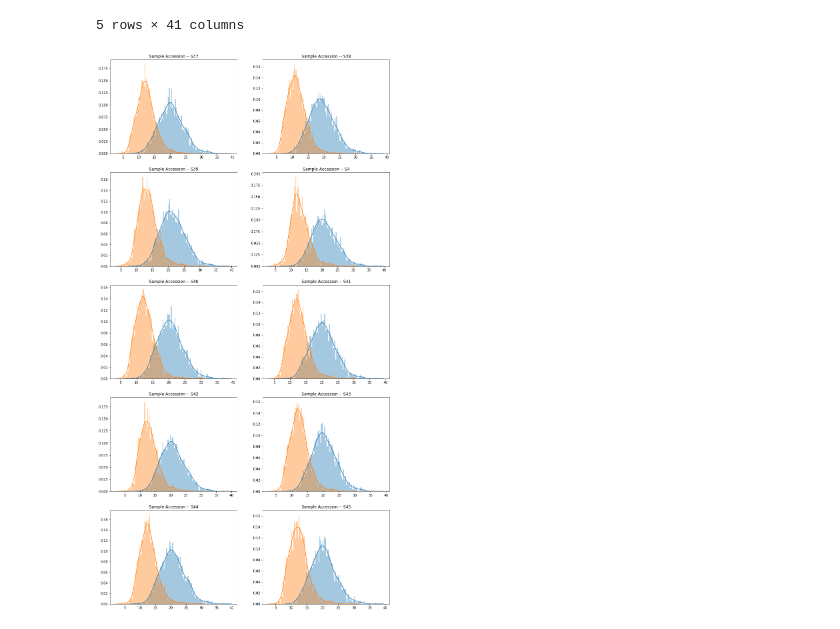
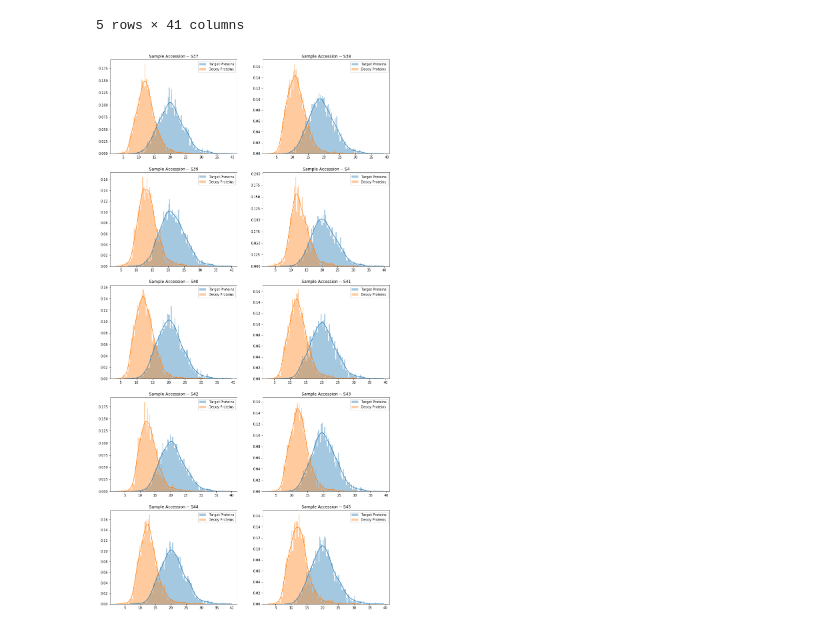
Before and after one commit to ypriverol/ms1, a Jupyter notebook: analyze-ms1-data.ipynb, the cells around one changed output. Cells and saved outputs as stored; diff of their text form; code cells hidden in the pictures.

```diff
--- a/analyze-ms1-data.ipynb
+++ b/analyze-ms1-data.ipynb
@@ -122,20 +122,21 @@ dataset.head()
 # %%
 fig, axs = plt.subplots(int(len(samples)/2), 2, figsize=(15,30)) # adjust the geometry based on your number of columns to plot
 for ax, sample in zip(axs.flatten(), samples):
     targets = dataset.loc[dataset['Decoy'] == 0]
     decoys  = dataset.loc[dataset['Decoy']  == 1]
     targets = targets['AbundanceRecall[' + sample + ']'].to_list()
     decoys  = decoys['AbundanceRecall[' + sample + ']'].to_list()
 
     targets = sorted(i for i in targets if i >= 1)
     decoys  = sorted(i for i in decoys if i >= 1)
 
     targets = np.log2(targets)
     decoys  = np.log2(decoys)
 
-    sns.distplot(targets,bins = 100, ax = ax)
-    sns.distplot(decoys,bins = 100, ax = ax)
+    sns.distplot(targets,bins = 100, label='Target Proteins', ax = ax)
+    sns.distplot(decoys,bins = 100,  label='Decoy Proteins', ax = ax)
+    ax.legend(labels=['Target Proteins','Decoy Proteins'])
 
     ax.set_title('Sample Accession -- ' + sample)
 # %% [output]
-[figure, old version]
+[figure, new version]
```
